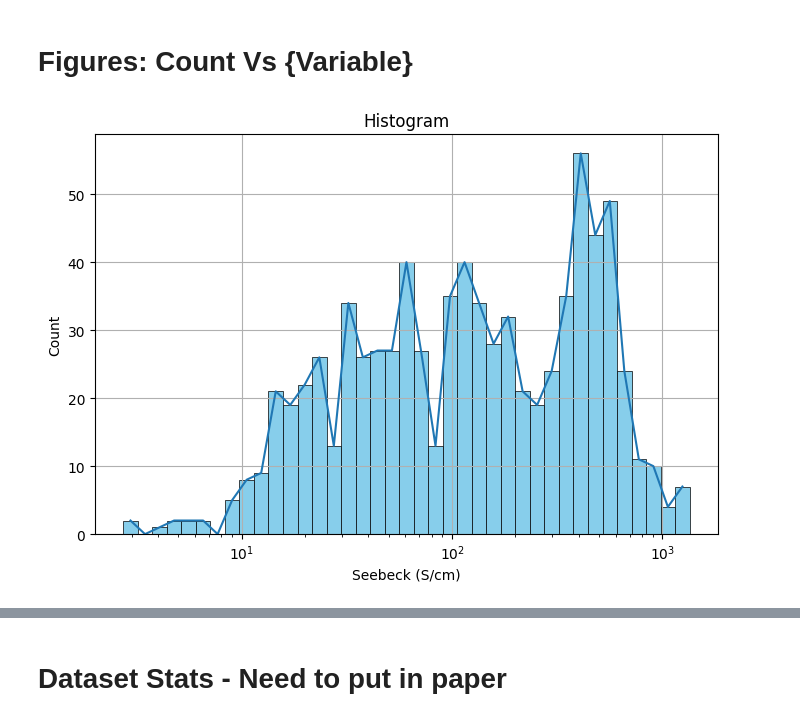
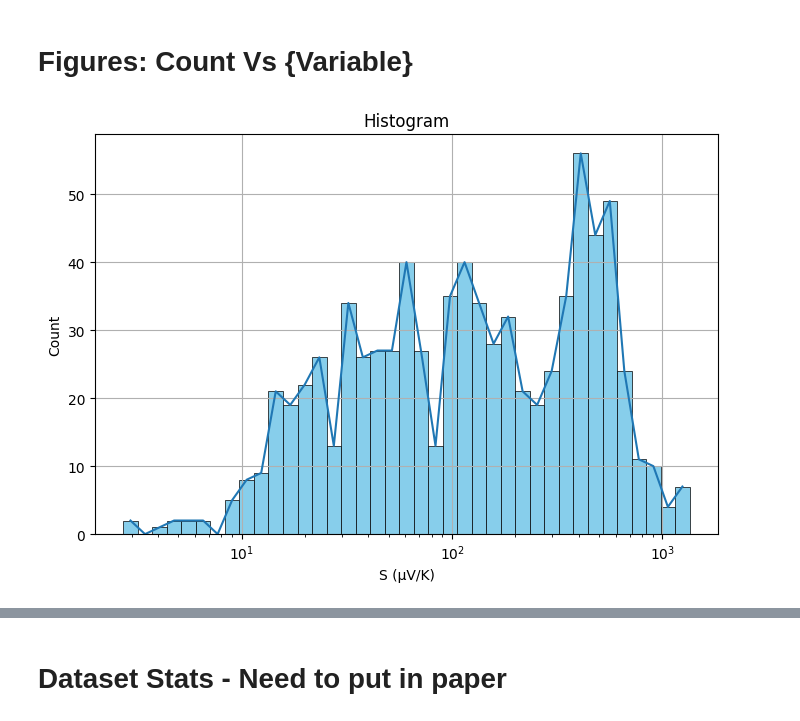
Before and after one commit to kasif1234/Qatar-Environment-and-Energy-Research-Institute-Internship-Work-, a Jupyter notebook: Scalable_Work/Scalable_Dataset_Analysis.ipynb, the cells around one changed output, grey strips where cells are left out. Saved outputs shown, nothing was run; the diff lists cells and outputs as text; code cells hidden in the pictures.

```diff
--- a/Scalable_Work/Scalable_Dataset_Analysis.ipynb
+++ b/Scalable_Work/Scalable_Dataset_Analysis.ipynb
@@ -20,7 +20,7 @@
 # %%
 import pandas as pd
 
-file_path = "Complete Extraction Results.xlsx"
+file_path = "Complete Extraction Results - LATEST_ - Copy.xlsx"
 
 # Open the Excel file
 excel_file = pd.ExcelFile(file_path, engine="openpyxl")
@@ -68,6 +68,7 @@ Loaded sheet: Graphs (6 Types)
 # %% [markdown]
 # Figures: Count Vs {Variable}
 # %%
+# Count Vs Elecrical Seebeck
 import matplotlib.pyplot as plt
 import numpy as np
 import pandas as pd
@@ -75,32 +76,32 @@ import pandas as pd
 col_name = column_dict[49]
 x = pd.to_numeric(df[col_name], errors='coerce')
 x = x.replace([np.inf, -np.inf], np.nan).dropna()
 x = x[x > 0]
 
 # Log-spaced bins
 bins = np.logspace(np.log10(x.min()), np.log10(x.max()), 40)
 
 # Histogram counts
 counts, bin_edges = np.histogram(x, bins=bins)
 
 # Bin centers
 bin_centers = np.sqrt(bin_edges[:-1] * bin_edges[1:])   # better for log scale
 
 plt.figure(figsize=(7, 5))
 
 # Histogram
 plt.hist(x, bins=bins, color='skyblue', edgecolor='black', linewidth=0.5)
 
 # Line connecting bar tips
 plt.plot(bin_centers, counts, linewidth=1.5)
 plt.grid()
 
 plt.xscale('log')
-plt.xlabel("Seebeck (S/cm)")
+plt.xlabel("S (µV/K)")
 plt.ylabel('Count')
 plt.title("Histogram")
 
 plt.tight_layout()
 plt.show()
 # %% [output]
-[figure, old version]
+[figure, new version]
```
Also changed, not shown: parts of 5 cells of this notebook, 8 other files.
